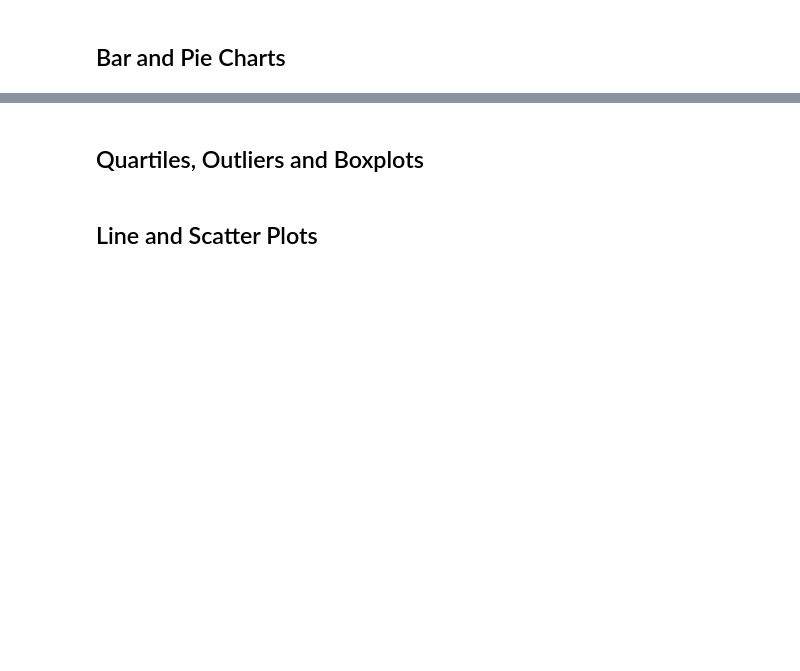
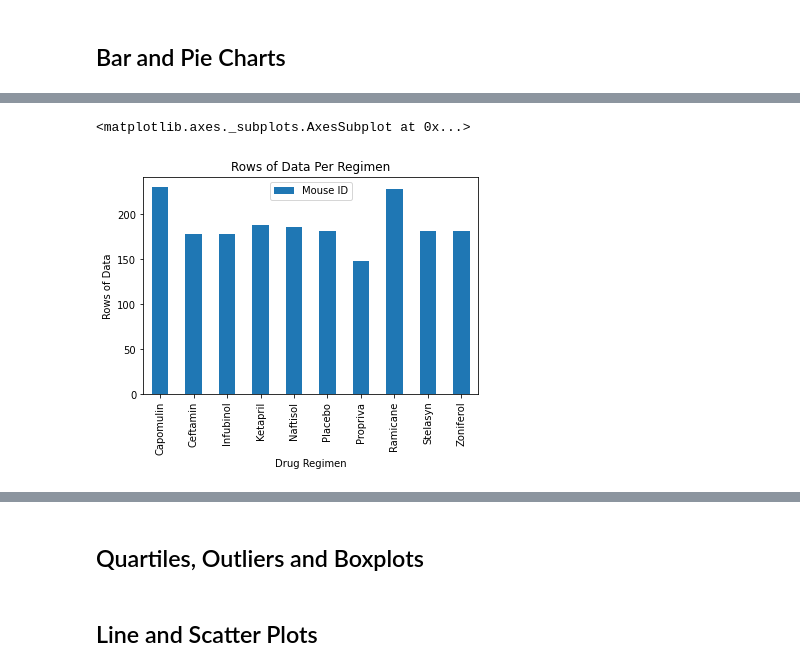
Before and after one commit to cwolf1424/Matplotlib_Challenge, a Jupyter notebook: Starter_Code/Pymaceuticals/pymaceuticals_starter.ipynb, the cells around one changed output, grey strips where cells are left out. Saved outputs shown, nothing was run; the diff lists cells and outputs as text; code cells hidden in the pictures; blank space fills up the shorter version.

Commit message:
Created Bar Charts

```diff
--- a/Starter_Code/Pymaceuticals/pymaceuticals_starter.ipynb
+++ b/Starter_Code/Pymaceuticals/pymaceuticals_starter.ipynb
@@ -190,0 +196,5 @@ regimen_tumor_volue_summary_df
+# %%
+# Create dataframe to chart
+chart_data = cln_merged_results_df.groupby(["Drug Regimen"])["Mouse ID"].count()
+chart_df = pd.DataFrame(chart_data)
+chart_df
@@ -191,4 +214,10 @@ regimen_tumor_volue_summary_df
 # %%
 # Generate a bar plot showing the total number of rows (Mouse ID/Timepoints) for each drug regimen using Pandas.
+chart_df_bar1 = chart_df.plot (kind="bar", title="Rows of Data Per Regimen")
+chart_df_bar1.set_ylabel("Rows of Data")
+chart_df_bar1
+# %% [output]
+<matplotlib.axes._subplots.AxesSubplot at 0x...>
+[figure, added]
 # %%
 # Generate a bar plot showing the total number of rows (Mouse ID/Timepoints) for each drug regimen using pyplot.
```
Also changed, not shown: parts of 3 cells of this notebook, 1 other file.
